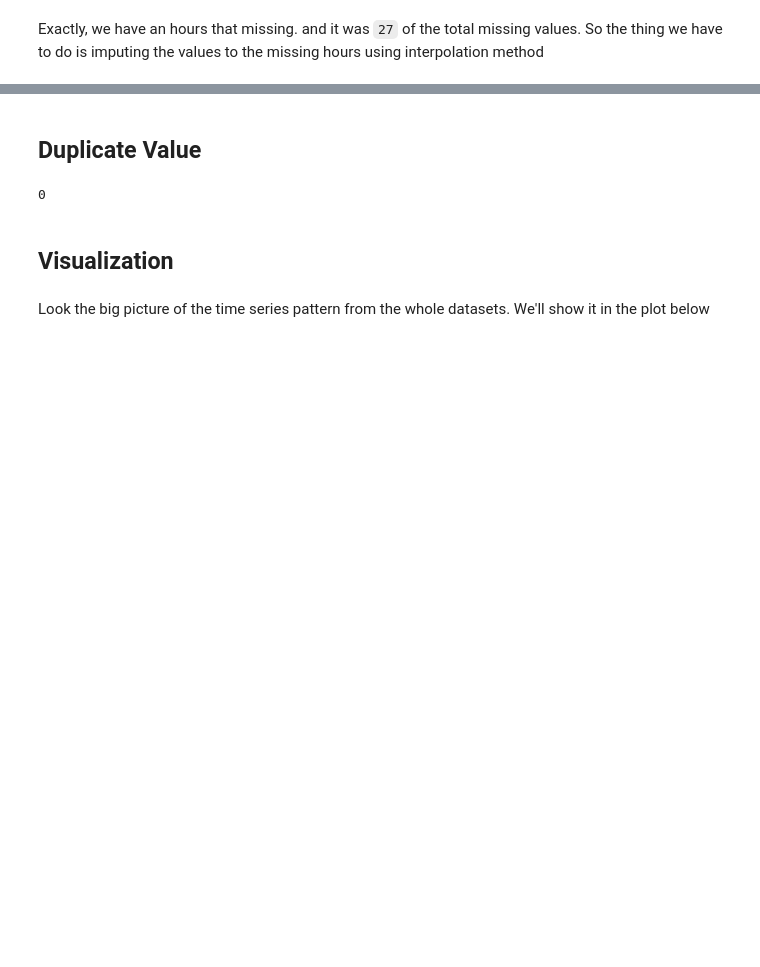
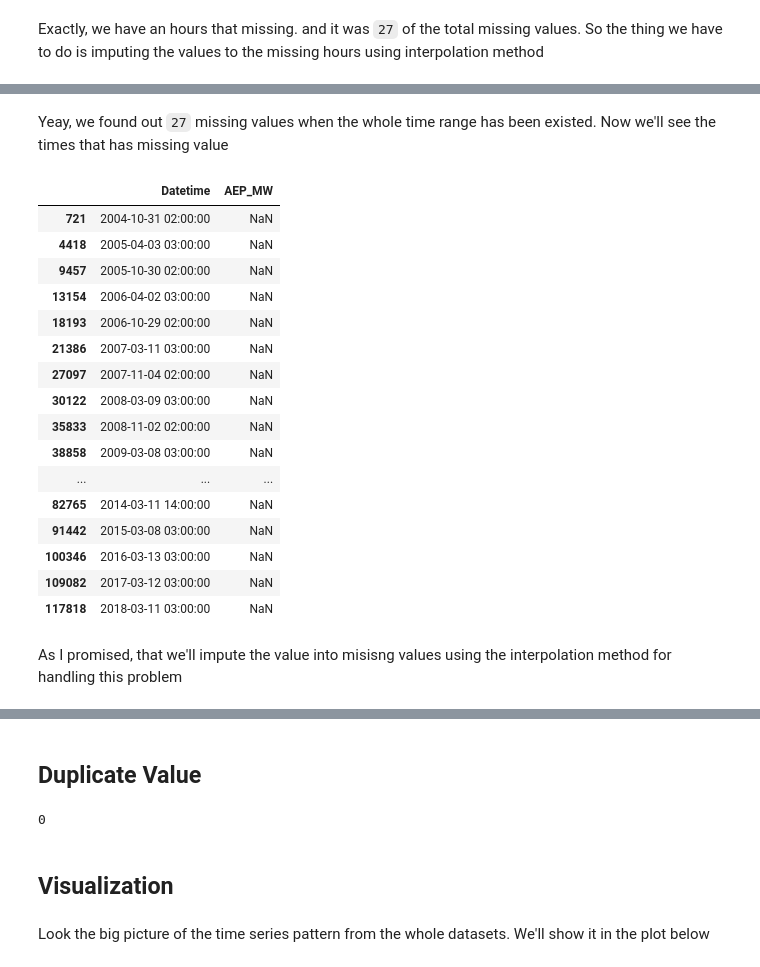
Before and after one commit to sayid-alt/AEP-Hourly-Energy-Consumption-Prediction, a Jupyter notebook: Analysis.ipynb, the cells around one changed output, grey strips where cells are left out. Saved outputs shown, nothing was run; the diff lists cells and outputs as text; code cells hidden in the pictures; blank space fills up the shorter version.

Commit message:
Add the time interpolation method in use

```diff
--- a/Analysis.ipynb
+++ b/Analysis.ipynb
@@ -168,3 +173,25 @@ Missing hours: DatetimeIndex(['2004-10-31 02:00:00', '2005-04-03 03:00:00',
 Number of misisng hours: 27
 # %% [markdown]
 Exactly, we have an hours that missing. and it was `27` of the total missing values. So the thing we have to do is imputing the values to the missing hours using interpolation method
+# %%
+#  Step 1: Convert the Datetime column to datetime format
+AEP_hourly['Datetime'] = pd.to_datetime(AEP_hourly['Datetime'])
+
+# Step 2: Remove duplicates from the Datetime index if there are any
+AEP_hourly = AEP_hourly.drop_duplicates(subset='Datetime')
+
+# Step 3: Set the Datetime column as the index
+AEP_hourly = AEP_hourly.set_index('Datetime')
+
+# Step 5: Reindex to include all hours in the full time range
+AEP_hourly = AEP_hourly.reindex(full_time_range)
+
+# Step 6: Reset the index and rename the column to 'Datetime'
+AEP_hourly.reset_index(inplace=True)
+AEP_hourly.rename(columns={'index': 'Datetime'}, inplace=True)
+
+# Step 7: Sort by Datetime (though this should be sorted already)
+AEP_hourly = AEP_hourly.sort_values(by='Datetime', ascending=True)
+
+# Display the first few rows
+AEP_hourly.head()
@@ -170,0 +221,24 @@ Exactly, we have an hours that missing. and it was `27` of the total missing val
+# %% [markdown]
+Yeay, we found out `27` missing values when the whole time range has been existed. Now we'll see the times that has missing value
+# %%
+AEP_hourly[AEP_hourly['AEP_MW'].isnull()]
+# %% [output]
+|  | Datetime | AEP_MW |
+| 721 | 2004-10-31 02:00:00 | NaN |
+| 4418 | 2005-04-03 03:00:00 | NaN |
+| 9457 | 2005-10-30 02:00:00 | NaN |
+| 13154 | 2006-04-02 03:00:00 | NaN |
+| 18193 | 2006-10-29 02:00:00 | NaN |
+| 21386 | 2007-03-11 03:00:00 | NaN |
+| 27097 | 2007-11-04 02:00:00 | NaN |
+| 30122 | 2008-03-09 03:00:00 | NaN |
+| 35833 | 2008-11-02 02:00:00 | NaN |
+| 38858 | 2009-03-08 03:00:00 | NaN |
+| ... | ... | ... |
+| 82765 | 2014-03-11 14:00:00 | NaN |
+| 91442 | 2015-03-08 03:00:00 | NaN |
+| 100346 | 2016-03-13 03:00:00 | NaN |
+| 109082 | 2017-03-12 03:00:00 | NaN |
+| 117818 | 2018-03-11 03:00:00 | NaN |
+# %% [markdown]
+As I promised, that we'll impute the value into misisng values using the interpolation method for handling this problem
```
Also changed, not shown: parts of 7 cells of this notebook.
